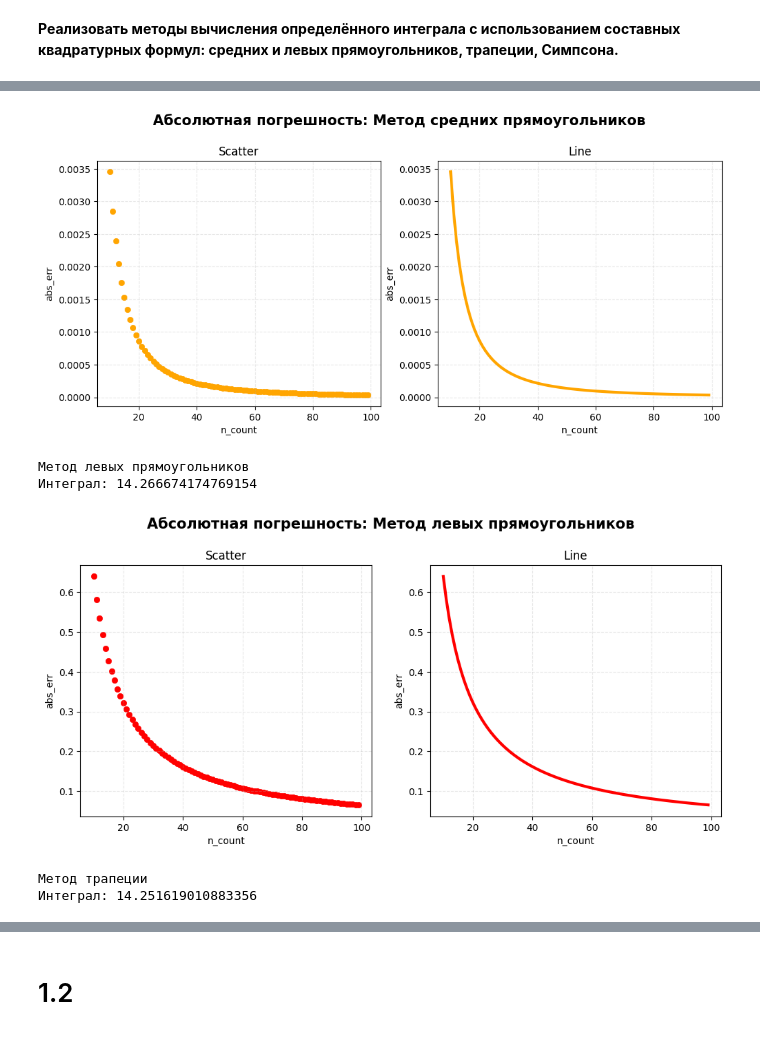
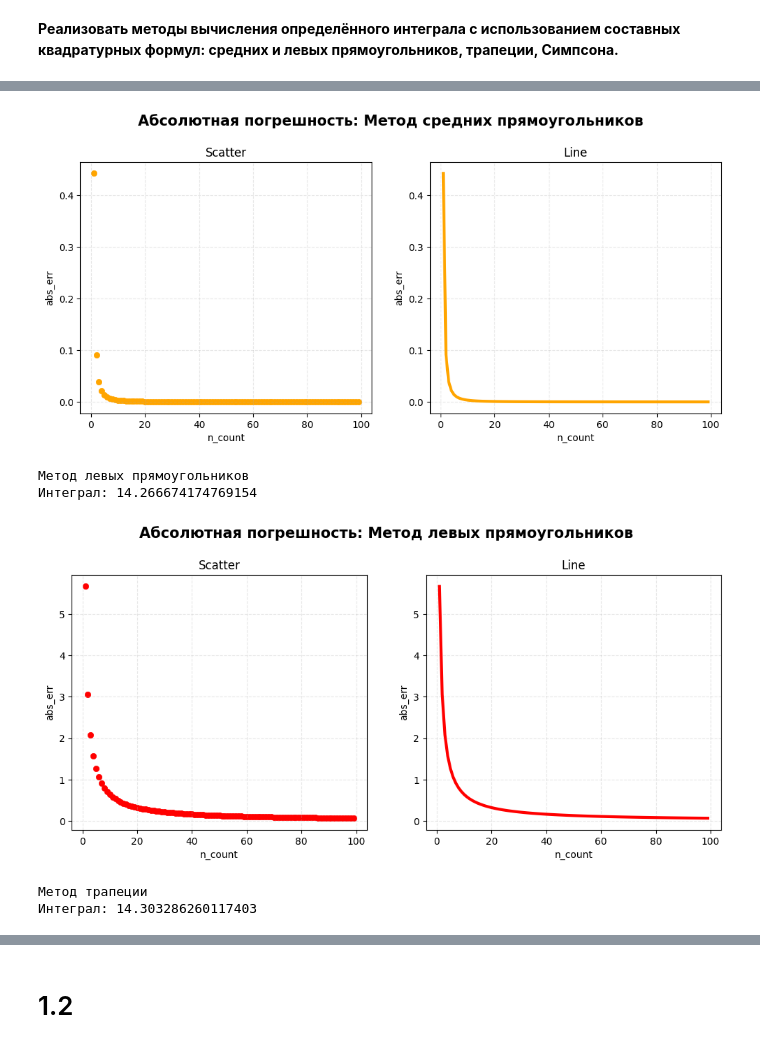
Before and after one commit to MiniRedTrout/Integration, a Jupyter notebook: Num7_Integral.ipynb, the cells around one changed output, grey strips where cells are left out. Saved outputs shown, nothing was run; the diff lists cells and outputs as text; code cells hidden in the pictures.

```diff
--- a/Num7_Integral.ipynb
+++ b/Num7_Integral.ipynb
@@ -31,7 +32,7 @@ print(f"Интеграл: {result}")
 Интеграл: 14.2731409024335
 # %%
 def abs_metr(test_result):    #Абсолютная погрешность
-  return abs(result - test_result)
+  return (abs(result - test_result))
 # %%
 x = np.linspace(a,b,1000)
 fig = go.Figure()
@@ -60,12 +62,12 @@ print(f"Интеграл: {middle_rectangle(a,b,1000)}")
 # %%
-arr = [abs_metr(middle_rectangle(a,b,i)) for i in range(10,100)]
+arr1 = [abs_metr(middle_rectangle(a,b,i)) for i in range(1,100)]
 fig, axes = plt.subplots(figsize=(12,5), ncols=2)
 
-axes[0].scatter(x=range(10,100), y=arr,color='orange',linewidth=0.5)
+axes[0].scatter(x=range(1,100), y=arr1,color='orange',linewidth=0.5)
 axes[0].set_title('Scatter')
 axes[0].set_xlabel('n_count')
 axes[0].set_ylabel('abs_err')
-axes[1].plot(range(10,100), arr,color='orange',linewidth=3)
+axes[1].plot(range(1,100), arr1,color='orange',linewidth=3)
 axes[1].set_title('Line')
 axes[1].set_xlabel('n_count')
 axes[1].set_ylabel('abs_err')
@@ -74,43 +76,43 @@ axes[0].grid(True, alpha=0.3, linestyle='--')
 axes[1].grid(True, alpha=0.3, linestyle='--')
 plt.subplots_adjust(top=0.84)
 # %% [output]
-[figure, old version]
+[figure, new version]
 # %%
 print("Метод левых прямоугольников")
 def left_rectangle(a,b,n):
   h = (b-a)/n
-  x = np.linspace(a,a+(n-1)*h,n)
+  x = a + h * (np.arange(n))
   return np.sum(f(x)) * h
 print(f"Интеграл: {left_rectangle(a,b,1000)}")
 # %% [output]
 Метод левых прямоугольников
 Интеграл: 14.266674174769154
 # %%
-arr = [abs_metr(left_rectangle(a,b,i)) for i in range(10,100)]
+arr2 = [abs_metr(left_rectangle(a,b,i)) for i in range(1,100)]
 fig, axes = plt.subplots(figsize=(12,5), ncols=2)
 
-axes[0].scatter(x=range(10,100), y=arr,color='red',linewidth=0.5)
+axes[0].scatter(x=range(1,100), y=arr2,color='red',linewidth=0.5)
 axes[0].set_title('Scatter')
 axes[0].set_xlabel('n_count')
 axes[0].set_ylabel('abs_err')
-axes[1].plot(range(10,100), arr,color='red',linewidth=3)
+axes[1].plot(range(1,100), arr2,color='red',linewidth=3)
 axes[1].set_title('Line')
 axes[1].set_xlabel('n_count')
 axes[1].set_ylabel('abs_err')
 plt.suptitle('Абсолютная погрешность: Метод левых прямоугольников',fontweight='bold',fontsize=15)
 axes[0].grid(True, alpha=0.3, linestyle='--')
 axes[1].grid(True, alpha=0.3, linestyle='--')
 plt.subplots_adjust(top=0.84)
 # %% [output]
-[figure, old version]
+[figure, new version]
 # %%
 print("Метод трапеции")
 def trap(a,b,n):
   h = (b-a)/n
-  x = np.linspace(a+h,a+(n-2)*h,n-2)
+  x = np.linspace(a, b, n + 1)
   return (f(a)+f(b)+2*np.sum(f(x)))*h/2
 print(f"Интеграл: {trap(a,b,1000)}")
 # %% [output]
 Метод трапеции
-Интеграл: 14.251619010883356
+Интеграл: 14.303286260117403
 # %%
```
Also changed, not shown: parts of 18 cells of this notebook.
